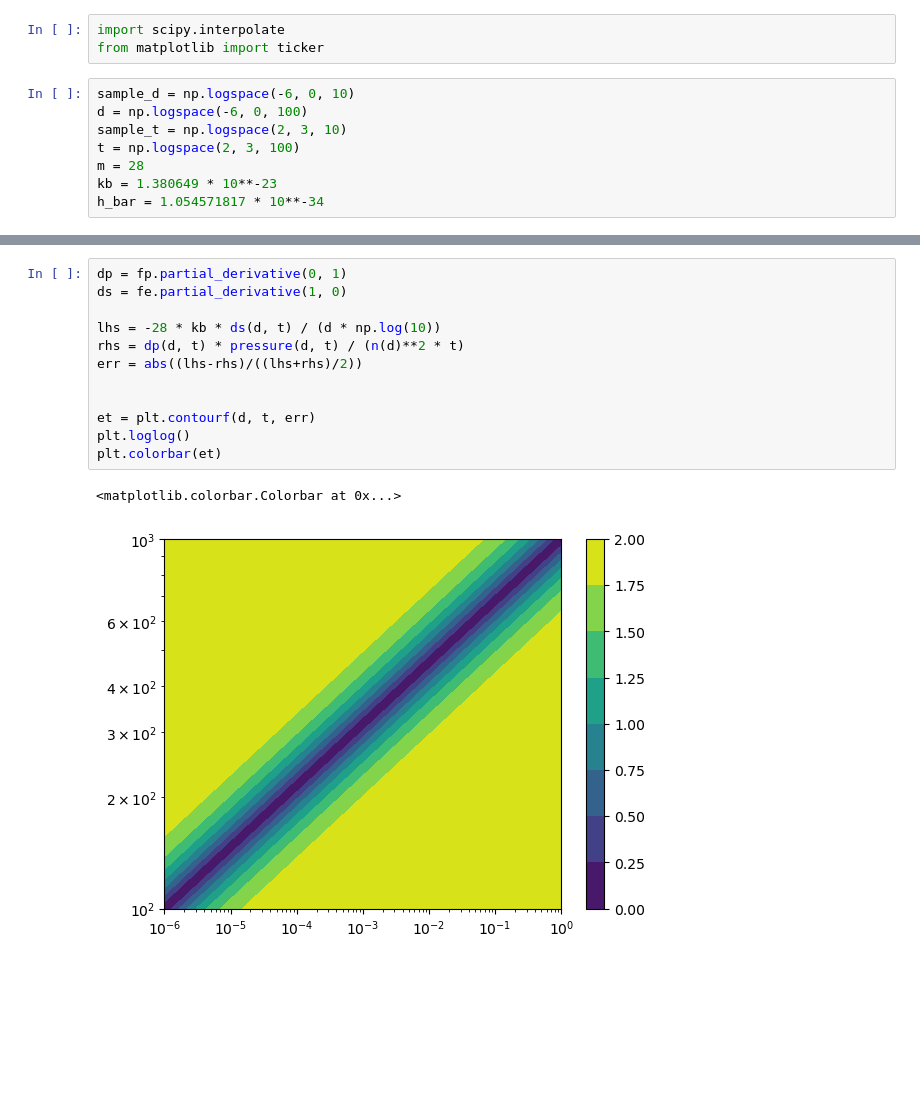
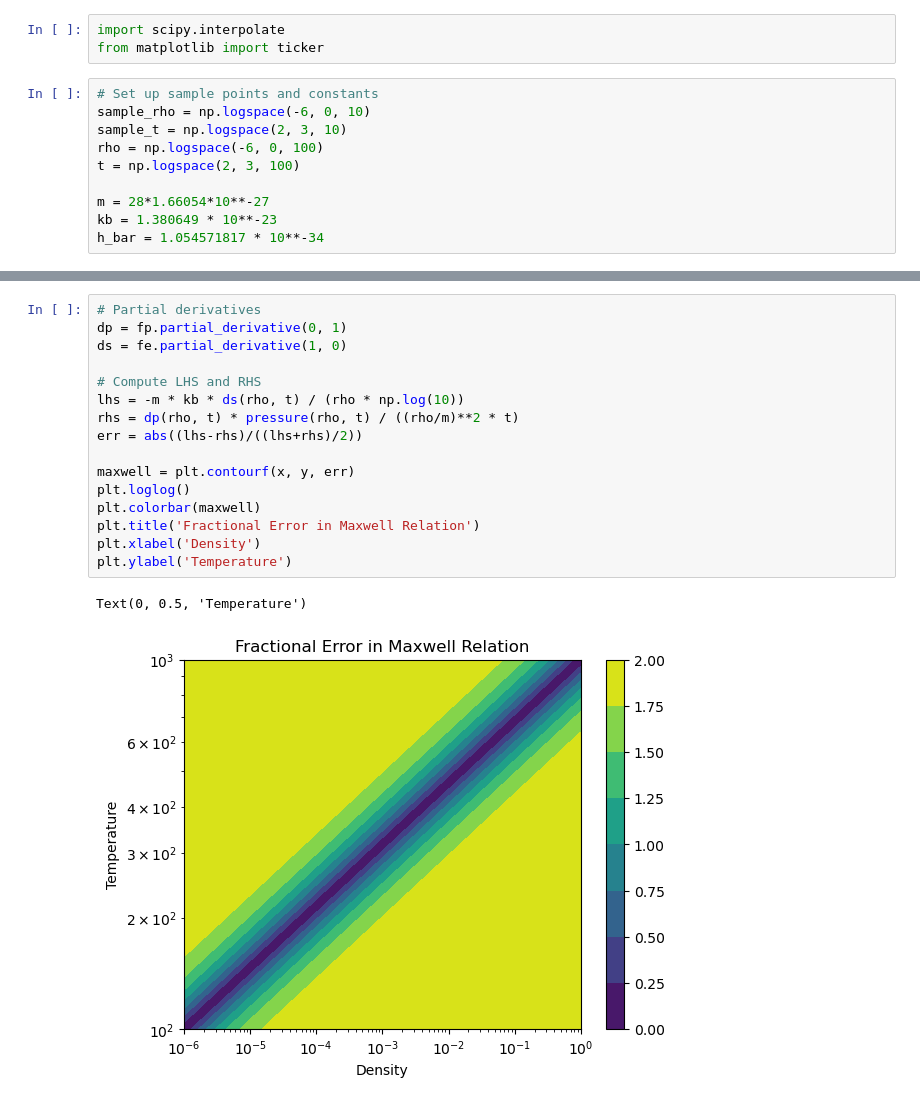
Before and after one commit to Ecksdee02/Phys512-Hw, a Jupyter notebook: Homework1/Homework1.ipynb, the cells around one changed output, grey strips where cells are left out. Cells and saved outputs as stored; diff of their text form; blank space fills up the shorter version.

```diff
--- a/Homework1/Homework1.ipynb
+++ b/Homework1/Homework1.ipynb
@@ -98,11 +102,13 @@ For a small number of steps, the error comes from the semi-implicit Euler method
 import scipy.interpolate
 from matplotlib import ticker
 # %%
-sample_d = np.logspace(-6, 0, 10)
-d = np.logspace(-6, 0, 100)
+# Set up sample points and constants
+sample_rho = np.logspace(-6, 0, 10)
 sample_t = np.logspace(2, 3, 10)
+rho = np.logspace(-6, 0, 100)
 t = np.logspace(2, 3, 100)
-m = 28
+
+m = 28*1.66054*10**-27
 kb = 1.380649 * 10**-23
 h_bar = 1.054571817 * 10**-34
 # %%
@@ -161,17 +191,19 @@ plt.loglog()
 # %%
+# Partial derivatives
 dp = fp.partial_derivative(0, 1)
 ds = fe.partial_derivative(1, 0)
 
-lhs = -28 * kb * ds(d, t) / (d * np.log(10))
-rhs = dp(d, t) * pressure(d, t) / (n(d)**2 * t)
+# Compute LHS and RHS
+lhs = -m * kb * ds(rho, t) / (rho * np.log(10))
+rhs = dp(rho, t) * pressure(rho, t) / ((rho/m)**2 * t)
 err = abs((lhs-rhs)/((lhs+rhs)/2))
 
-
-et = plt.contourf(d, t, err)
+maxwell = plt.contourf(x, y, err)
 plt.loglog()
-plt.colorbar(et)
+plt.colorbar(maxwell)
+plt.title('Fractional Error in Maxwell Relation')
+plt.xlabel('Density')
+plt.ylabel('Temperature')
 # %% [output]
-<matplotlib.colorbar.Colorbar at 0x...>
+Text(0, 0.5, 'Temperature')
-[figure, old version]
+[figure, new version]
-# %% [markdown]
-######
```
Also changed, not shown: parts of 6 cells of this notebook.
